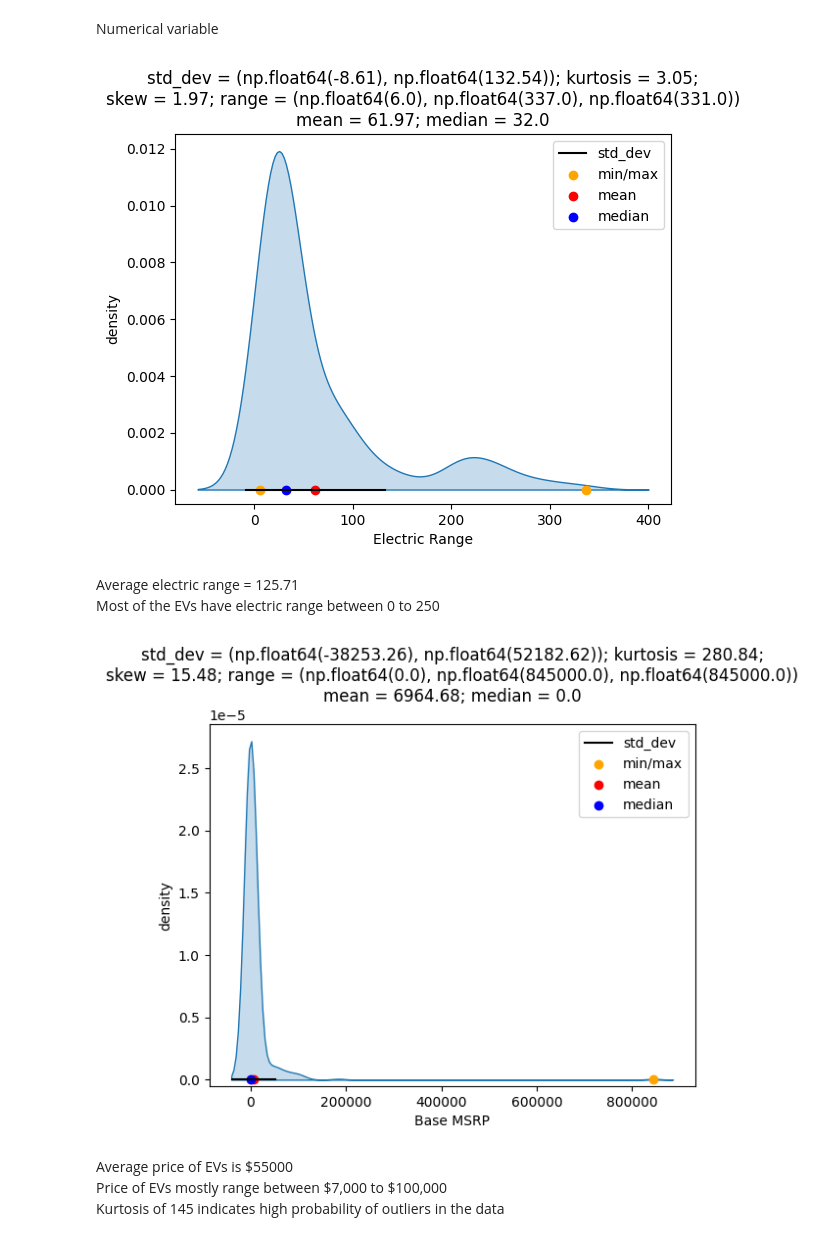
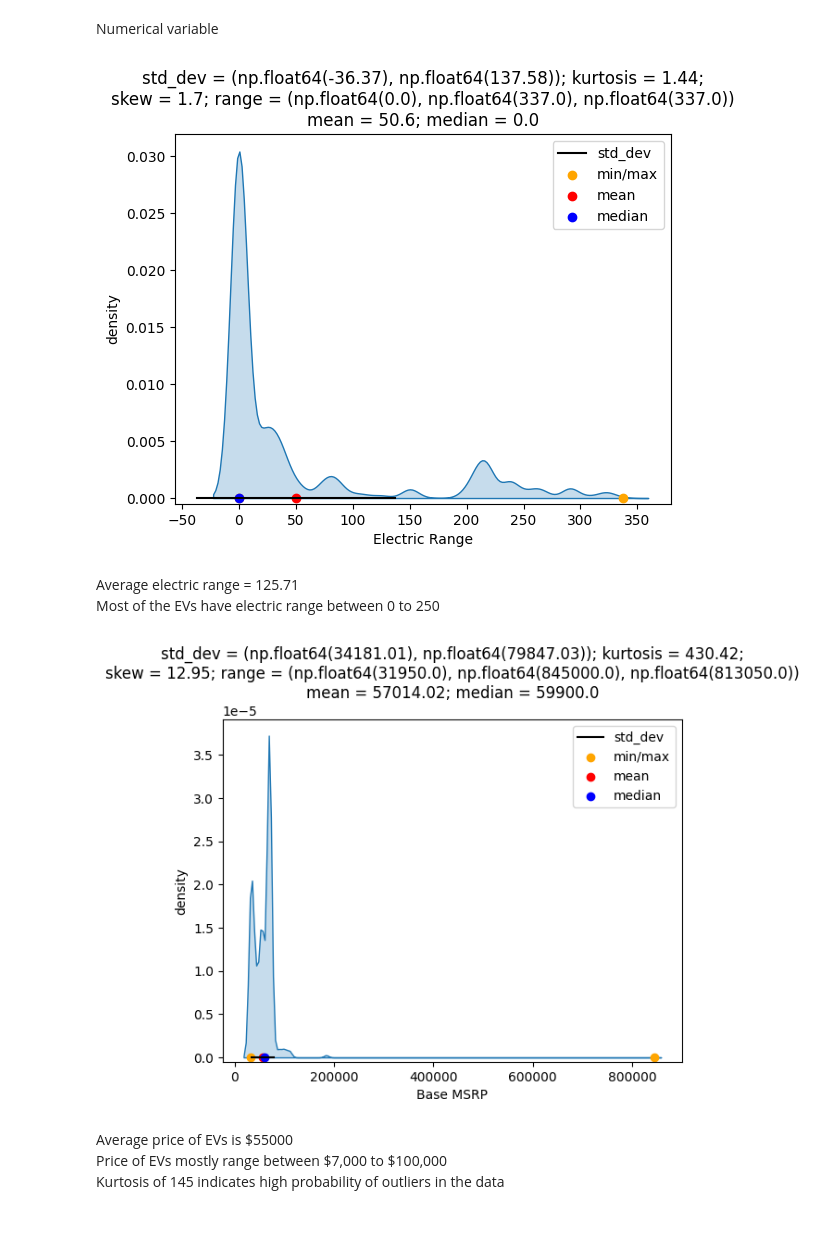
Before and after one commit to amitsingh2409/DA204o-Decoding-the-EV-Adoption, a Jupyter notebook: code/03-EDA.ipynb, the cells around one changed output. Cells and saved outputs as stored; diff of their text form; code cells hidden in the pictures.

```diff
--- a/code/03-EDA.ipynb
+++ b/code/03-EDA.ipynb
@@ -141,21 +98,21 @@ def plot_statistics(data):
     plt.legend()
 # %%
 # Distribution of Electric Range
-plot_statistics(df_car["Electric Range"])
+plot_statistics(df["Electric Range"])
 plt.ylim(bottom=-0.0005)
 plt.show()
 # %% [output]
-[figure, old version]
+[figure, new version]
 # %% [markdown]
 Average electric range = 125.71
 Most of the EVs have electric range between 0 to 250
 # %%
 # Distribution of Price
-plot_statistics(df_car["Base MSRP"])
+plot_statistics(df[df["Base MSRP"] != 0]["Base MSRP"])
 plt.ylim(bottom=-0.0000005)
 plt.show()
 # %% [output]
-[figure, old version]
+[figure, new version]
 # %% [markdown]
 Average price of EVs is \$55000
 Price of EVs mostly range between \$7,000 to \$100,000
```
Also changed, not shown: parts of 25 cells of this notebook, 2 other files.
